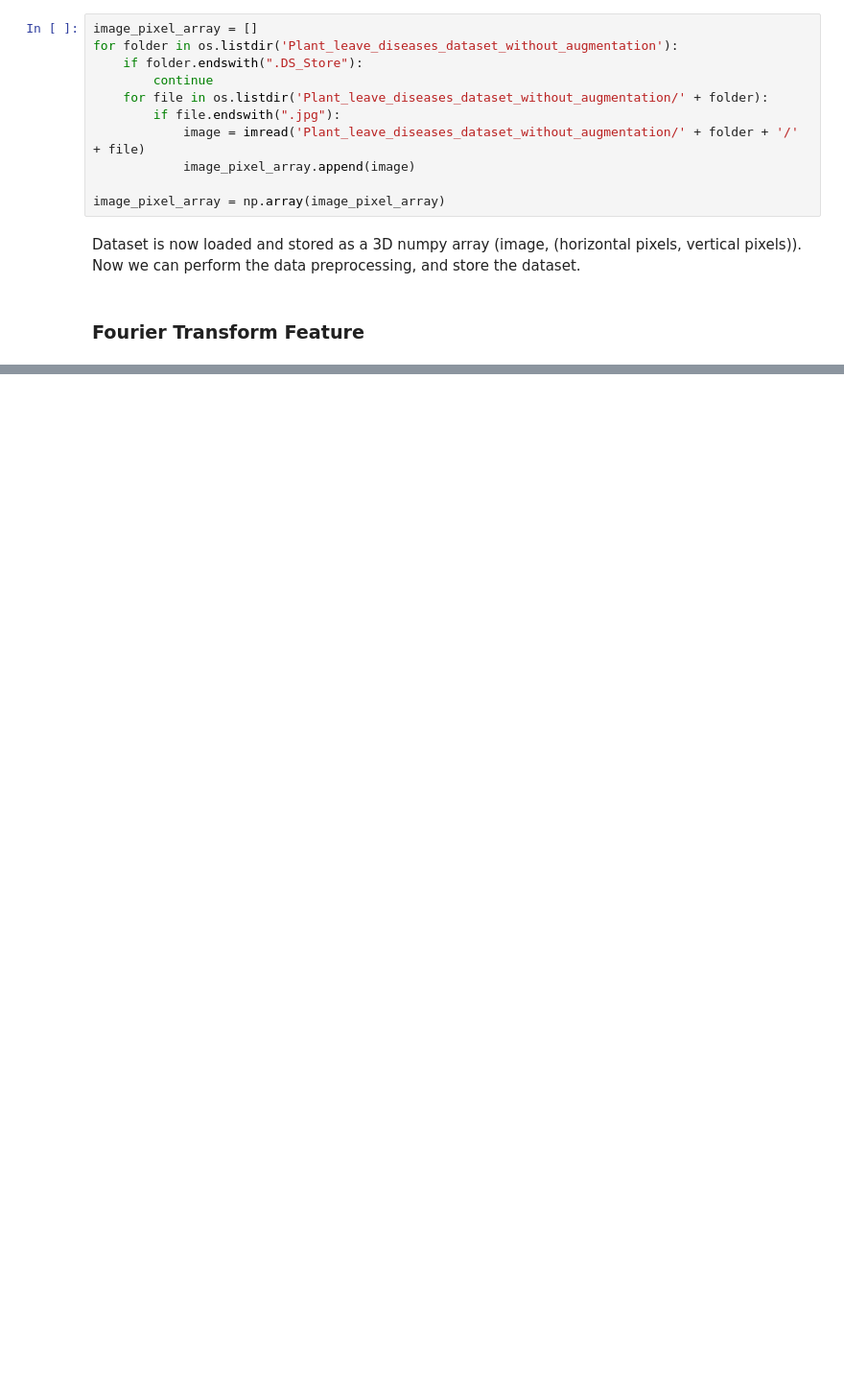
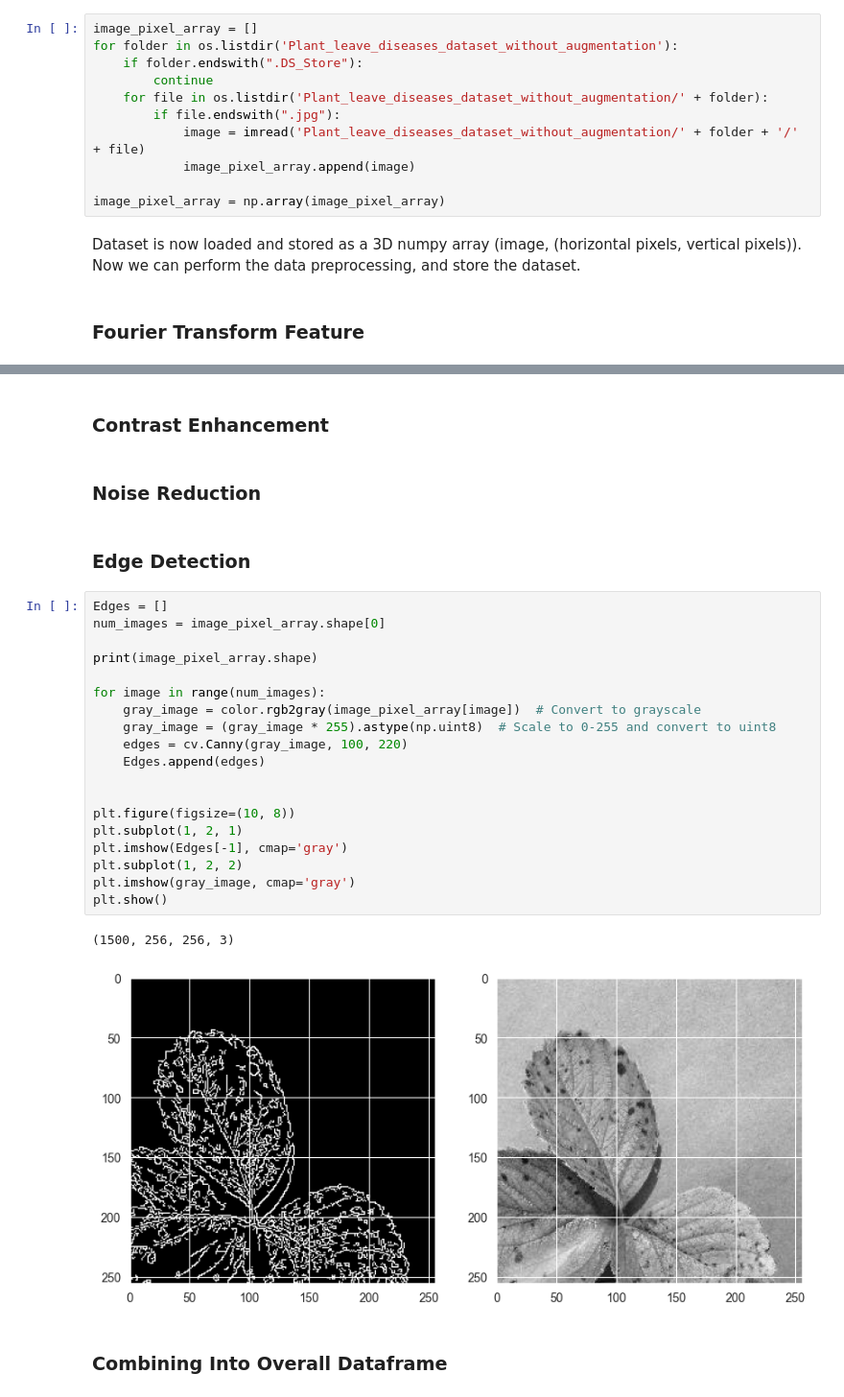
Before and after one commit to epetrimoulx/Plant-Identification-ML, a Jupyter notebook: Preprocessing.ipynb, the cells around one changed output, grey strips where cells are left out. Shown at 96% size. Cells and saved outputs as stored; diff of their text form; blank space fills up the shorter version.

```diff
--- a/Preprocessing.ipynb
+++ b/Preprocessing.ipynb
@@ -59,0 +61,30 @@ plt.show()
+# %% [markdown]
+### Contrast Enhancement ###
+# %% [markdown]
+### Noise Reduction ###
+# %% [markdown]
+### Edge Detection ###
+# %%
+Edges = []
+num_images = image_pixel_array.shape[0]
+
+print(image_pixel_array.shape)
+
+for image in range(num_images):
+    gray_image = color.rgb2gray(image_pixel_array[image])  # Convert to grayscale
+    gray_image = (gray_image * 255).astype(np.uint8)  # Scale to 0-255 and convert to uint8
+    edges = cv.Canny(gray_image, 100, 220)
+    Edges.append(edges)
+
+
+plt.figure(figsize=(10, 8))
+plt.subplot(1, 2, 1)
+plt.imshow(Edges[-1], cmap='gray')
+plt.subplot(1, 2, 2)
+plt.imshow(gray_image, cmap='gray')
+plt.show()
+# %% [output]
+(1500, 256, 256, 3)
+[figure, added]
+# %% [markdown]
+### Combining Into Overall Dataframe ###
```
Also changed, not shown: parts of 2 cells of this notebook.
